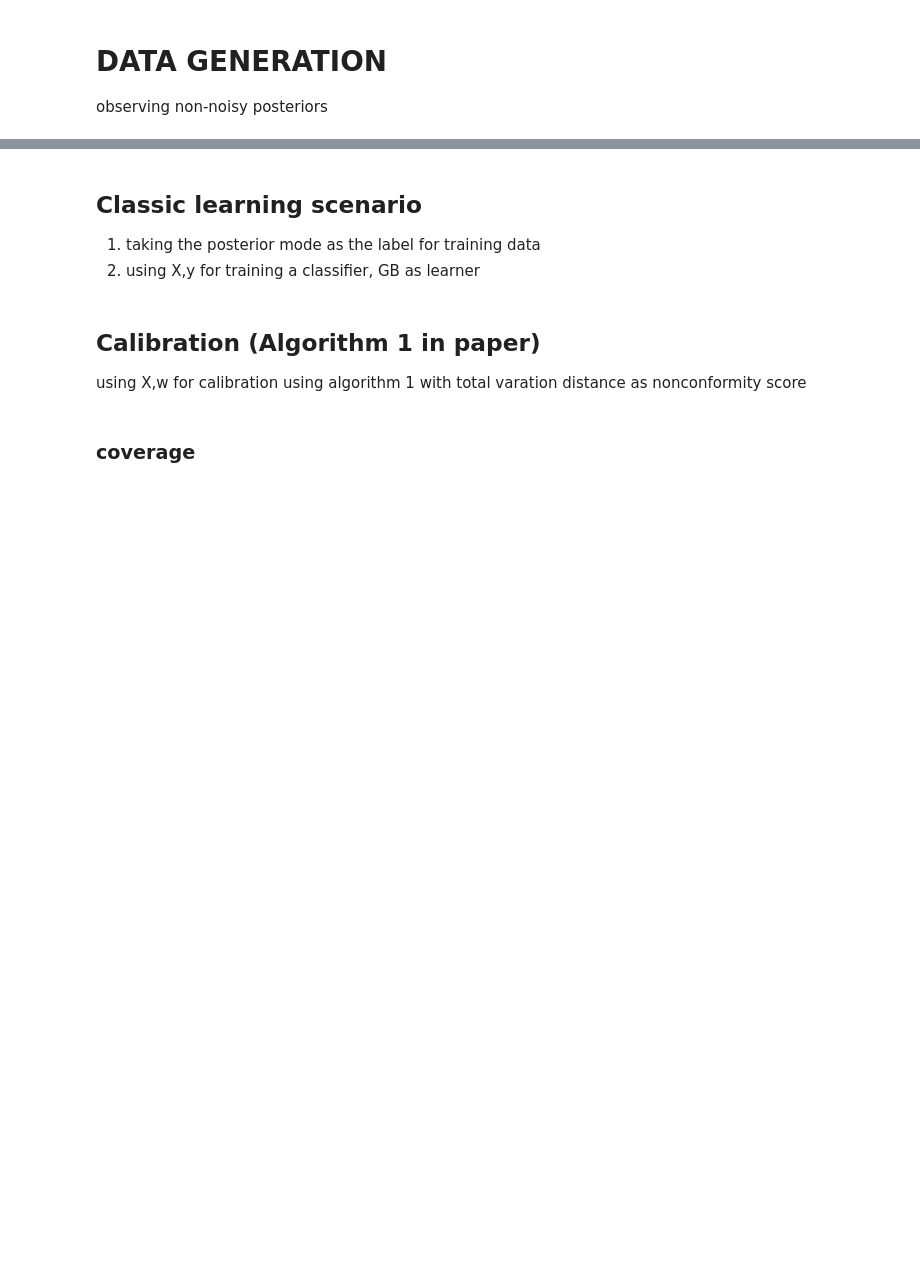
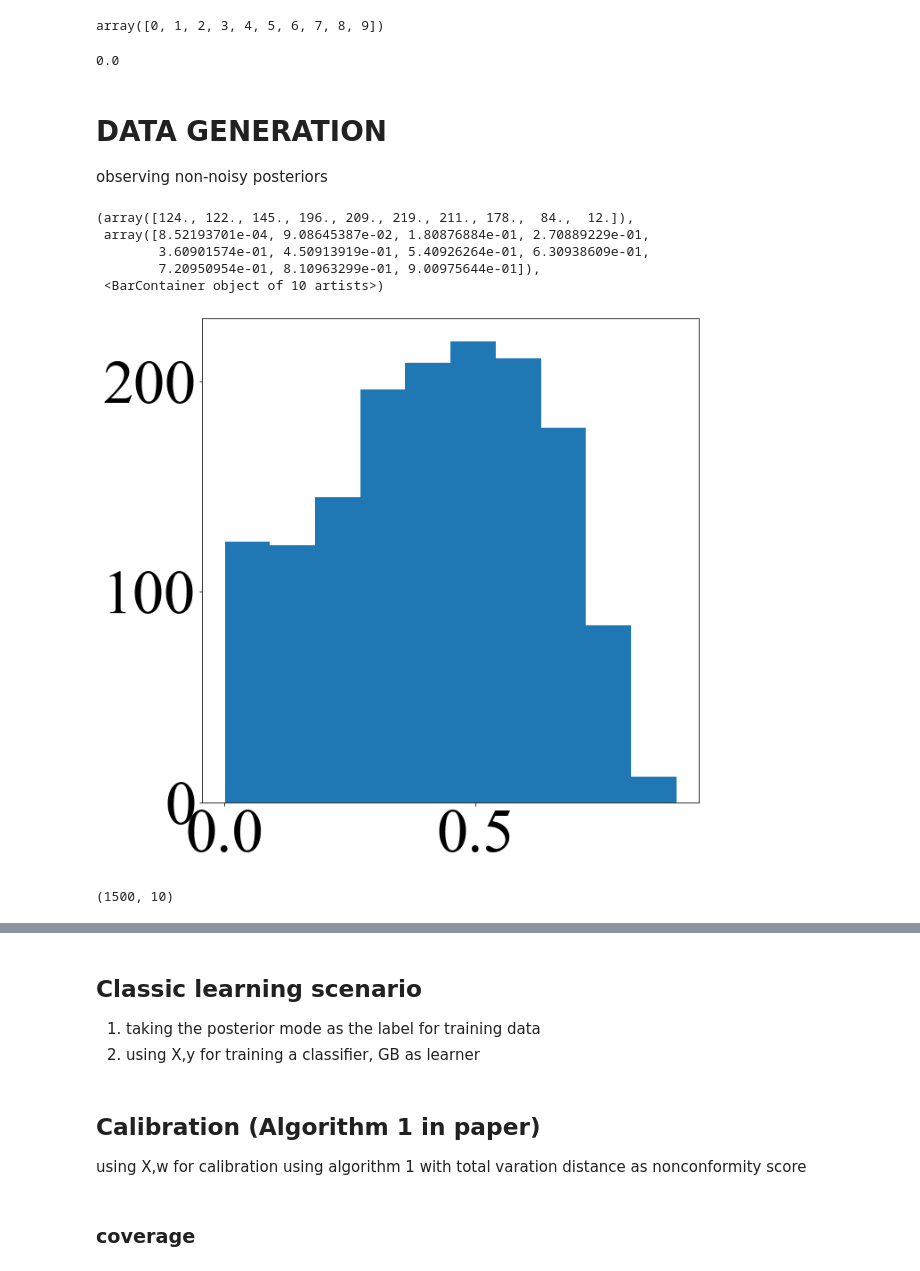
Before and after one commit to alireza-javanmardi/conformal-credal-sets, a Jupyter notebook: synthetic_data_exp.ipynb, the cells around one changed output, grey strips where cells are left out. Drawn from its saved outputs; the diff is of its cells as text; code cells hidden in the pictures; blank space fills up the shorter version.

```diff
--- a/synthetic_data_exp.ipynb
+++ b/synthetic_data_exp.ipynb
@@ -8,0 +68,8 @@ import matplotlib.pyplot as plt
+# %%
+np.arange(n_classes)
+# %% [output]
+array([0, 1, 2, 3, 4, 5, 6, 7, 8, 9])
+# %%
+wasserstein_distance(np.arange(n_classes), np.arange(n_classes), lambda_hat_test[i], lambda_hat_test[i])
+# %% [output]
+0.0
@@ -13,8 +87,25 @@ observing non-noisy posteriors
 # %%
-n1 = 5000
+n1 = 500
 n = 3*n1
+n_classes = 10
 
 X = np.random.normal(loc=0.0, scale=1.0, size=(n,10))
-beta = np.random.normal(loc=0.0, scale=1.0, size=(10,3))
+beta = np.random.normal(loc=0.0, scale=1.0, size=(10,n_classes))
 Z = np.exp(np.matmul(X,beta))
 W = Z/Z.sum(axis=1)[:,None]
+
+plt.figure(figsize=(10,10))
+plt.rcParams["font.family"] = "Times New Roman"
+plt.rcParams["font.size"] = 70
+plt.hist(entropy(W,axis=1,base=n_classes))
+# %% [output]
+(array([124., 122., 145., 196., 209., 219., 211., 178.,  84.,  12.]),
+ array([8.52193701e-04, 9.08645387e-02, 1.80876884e-01, 2.70889229e-01,
+        3.60901574e-01, 4.50913919e-01, 5.40926264e-01, 6.30938609e-01,
+        7.20950954e-01, 8.10963299e-01, 9.00975644e-01]),
+ <BarContainer object of 10 artists>)
+[figure, added]
+# %%
+W.shape
+# %% [output]
+(1500, 10)
```
Also changed, not shown: parts of 47 cells of this notebook, 31 other files.
